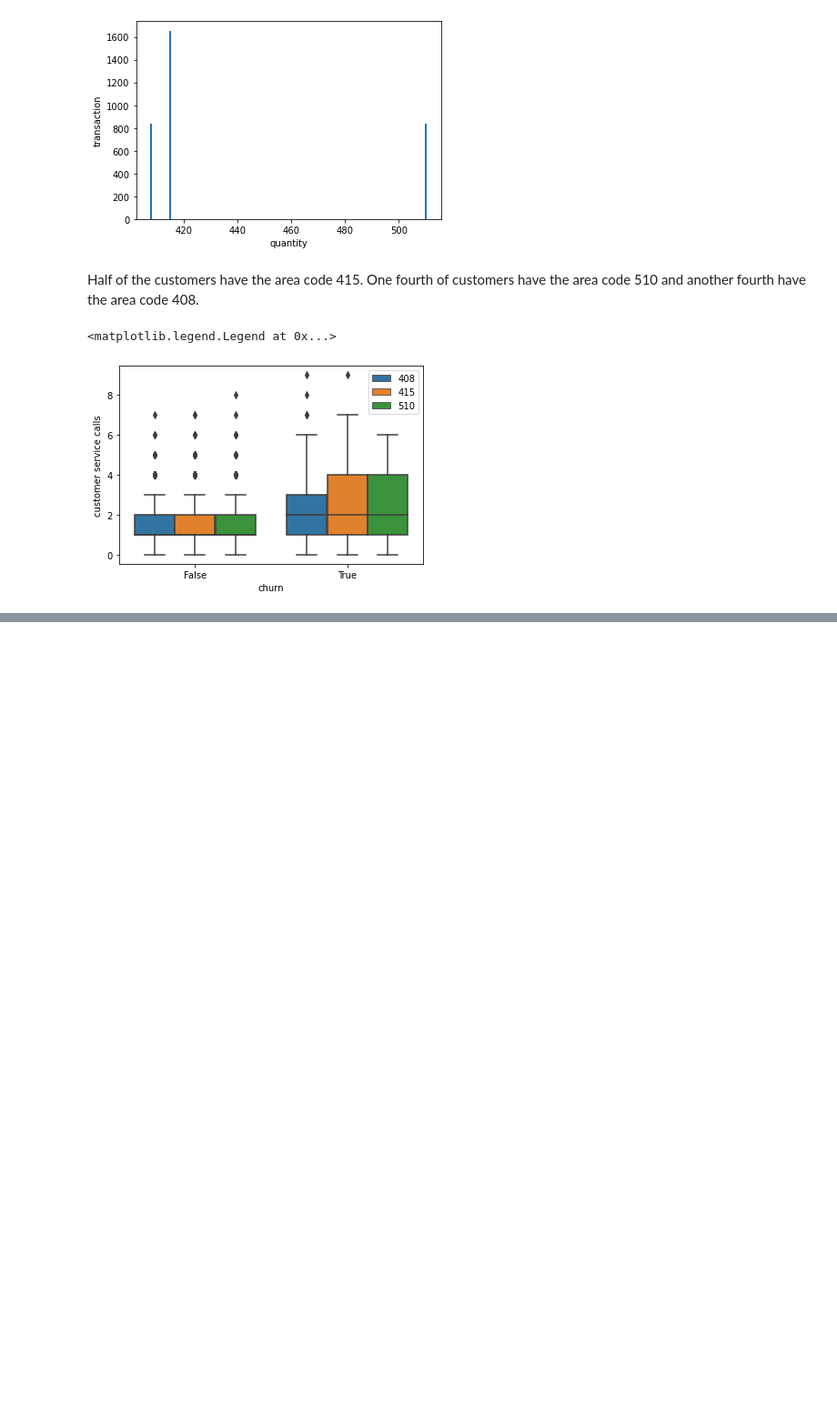
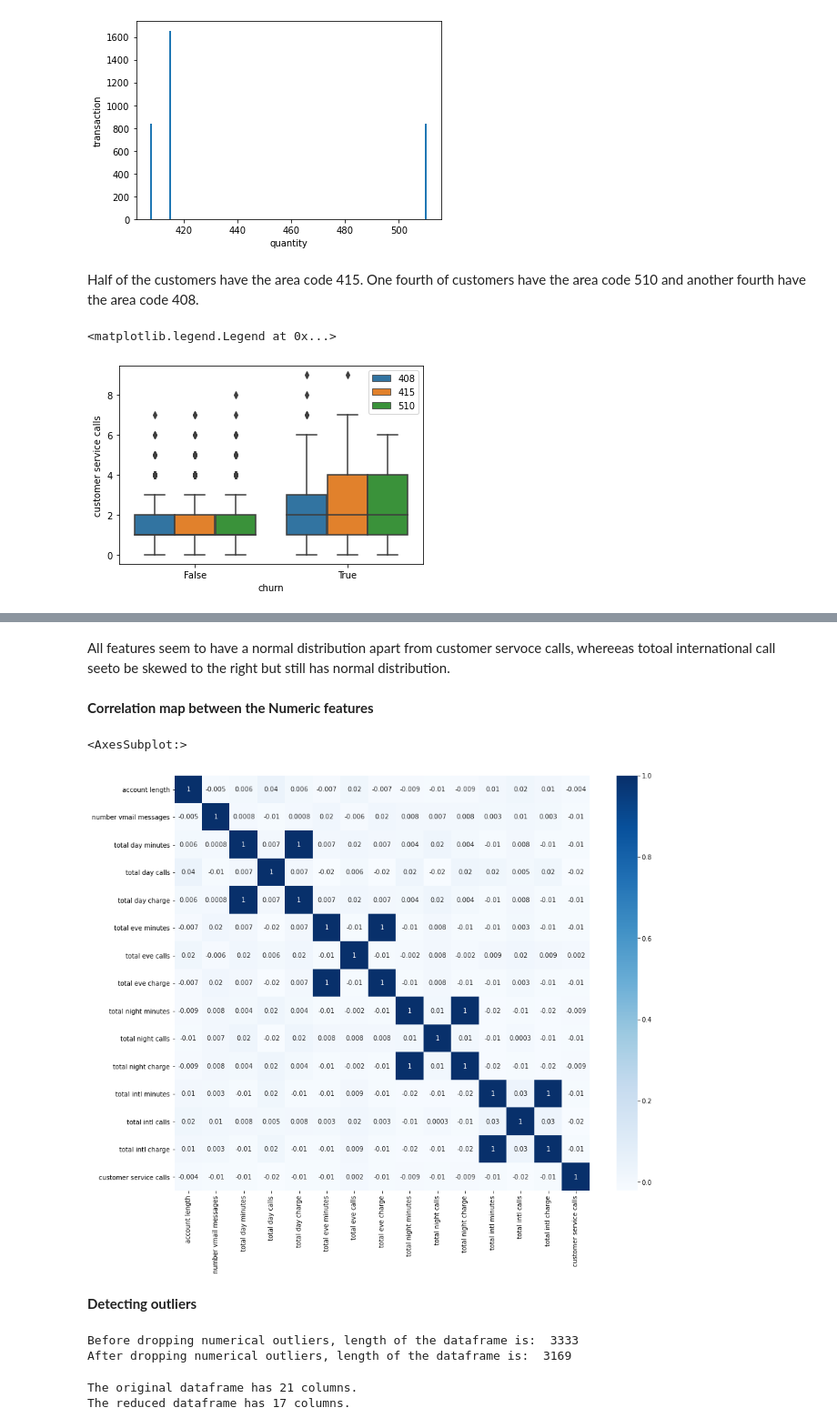
Before and after one commit to rurungamuhia/Syria_customer_chun, a Jupyter notebook: Customer_Churn.ipynb, the cells around one changed output, grey strips where cells are left out. Shown: that part at 91% size. Drawn from its saved outputs; the diff is of its cells as text; code cells hidden in the pictures; blank space fills up the shorter version.

```diff
--- a/Customer_Churn.ipynb
+++ b/Customer_Churn.ipynb
@@ -271,0 +290,45 @@ plt.legend(loc='upper right')
+# %% [markdown]
+All features seem to have a normal distribution apart from customer servoce calls, whereeas totoal international call seeto be skewed to the right but still has  normal distribution.
+# %% [markdown]
+**Correlation map between the Numeric features**
+# %%
+#Correlation matrix figure
+corr_mat= df[numeric_cols].corr()
+plt.subplots(figsize=(15,12))
+sns.heatmap(corr_mat, annot=True, cmap='Blues', square=True,fmt='.0g')
+# %% [output]
+<AxesSubplot:>
+[figure, added]
+# %% [markdown]
+**Detecting outliers**
+# %%
+#removing outliers from our dataframe
+print("Before dropping numerical outliers, length of the dataframe is: ",len(df))
+def drop_numerical_outliers(df, z_thresh=3):
+    constrains = df.select_dtypes(include=[np.number]).apply(lambda x: np.abs(stats.zscore(x)) < z_thresh) \
+        .all(axis=1)
+    df.drop(df.index[~constrains], inplace=True)
+
+drop_numerical_outliers(df)
+print("After dropping numerical outliers, length of the dataframe is: ",len(df))
+# %% [output]
+Before dropping numerical outliers, length of the dataframe is:  3333
+After dropping numerical outliers, length of the dataframe is:  3169
+# %%
+#dropping highly correlated feutures to reduce multicorrelinarity
+print("The original dataframe has {} columns.".format(df.shape[1]))
+# Calculate the correlation matrix and take the absolute value
+corr_matrix = df.corr().abs()
+
+# Create a True/False mask and apply it
+mask = np.triu(np.ones_like(corr_matrix, dtype=bool))
+tri_df = corr_matrix.mask(mask)
+
+# List column names of highly correlated features (r > 0.90)
+to_drop = [c for c in tri_df.columns if any(tri_df[c] >  0.90)]
+
+reduced_df = df.drop(to_drop, axis=1) # Drop the features
+print("The reduced dataframe has {} columns.".format(reduced_df.shape[1]))
+# %% [output]
+The original dataframe has 21 columns.
+The reduced dataframe has 17 columns.
```
Also changed, not shown: parts of 14 cells of this notebook.
